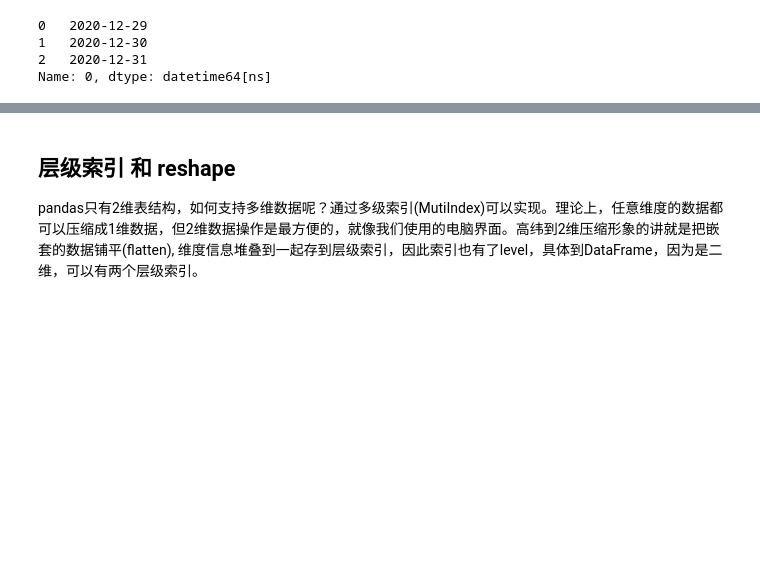
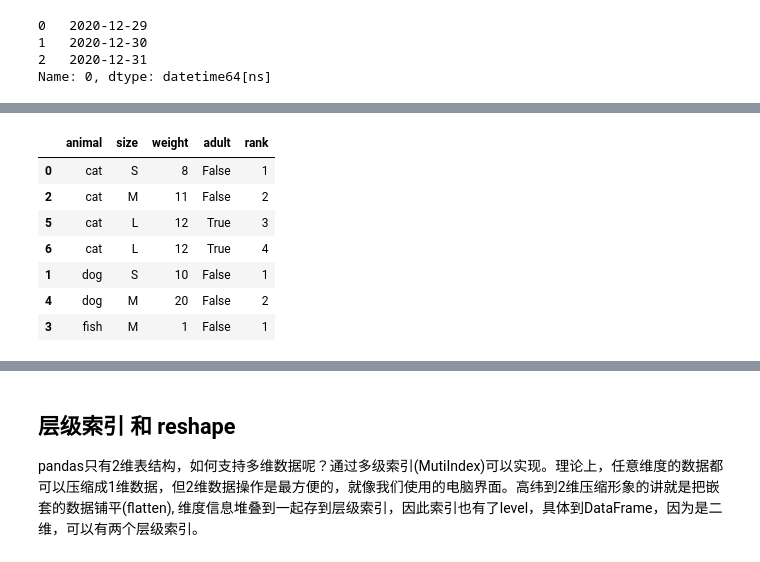
Before and after one commit to yanfenglee/pandas.ipynb, a Jupyter notebook: pandas.ipynb, the cells around one changed output, grey strips where cells are left out. Saved outputs shown, nothing was run; the diff lists cells and outputs as text; code cells hidden in the pictures; blank space fills up the shorter version.

```diff
--- a/pandas.ipynb
+++ b/pandas.ipynb
@@ -447,0 +526,10 @@ Name: 0, dtype: datetime64[ns]
+# %%
+df = pd.DataFrame(
+    {
+        "animal": "cat dog cat fish dog cat cat".split(),
+        "size": list("SSMMMLL"),
+        "weight": [8, 10, 11, 1, 20, 12, 12],
+        "adult": [False] * 5 + [True] * 2,
+    }
+)
+df
@@ -447,0 +557,4 @@ Name: 0, dtype: datetime64[ns]
+# %%
+# 按 animal 和 weight 排序
+df = df.sort_values(['animal','weight'])
+df
@@ -447,0 +570,13 @@ Name: 0, dtype: datetime64[ns]
+# %%
+# 按animal分组，选择一列，生成相同长度的自然增长序列作为排名（rank), 注意到索引顺序与上面相同
+df['rank'] = df.groupby('animal')['weight'].transform(lambda s: list(range(len(s)))) + 1
+df
+# %% [output]
+|  | animal | size | weight | adult | rank |
+| 0 | cat | S | 8 | False | 1 |
+| 2 | cat | M | 11 | False | 2 |
+| 5 | cat | L | 12 | True | 3 |
+| 6 | cat | L | 12 | True | 4 |
+| 1 | dog | S | 10 | False | 1 |
+| 4 | dog | M | 20 | False | 2 |
+| 3 | fish | M | 1 | False | 1 |
```
Also changed, not shown: parts of 20 cells of this notebook.
